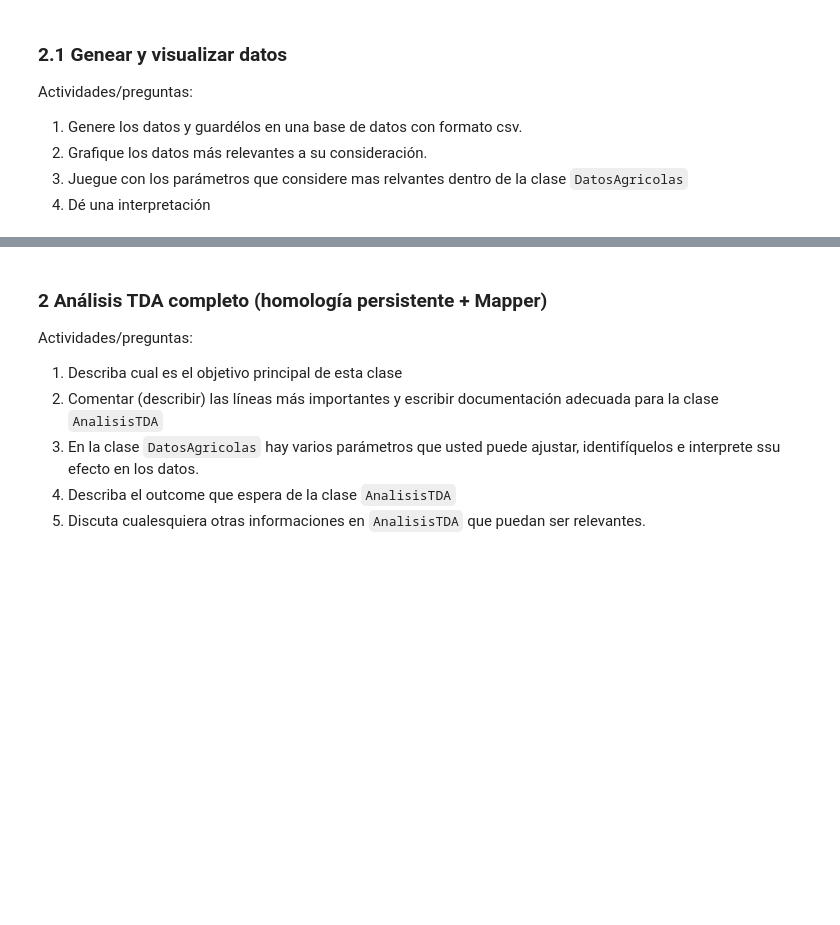
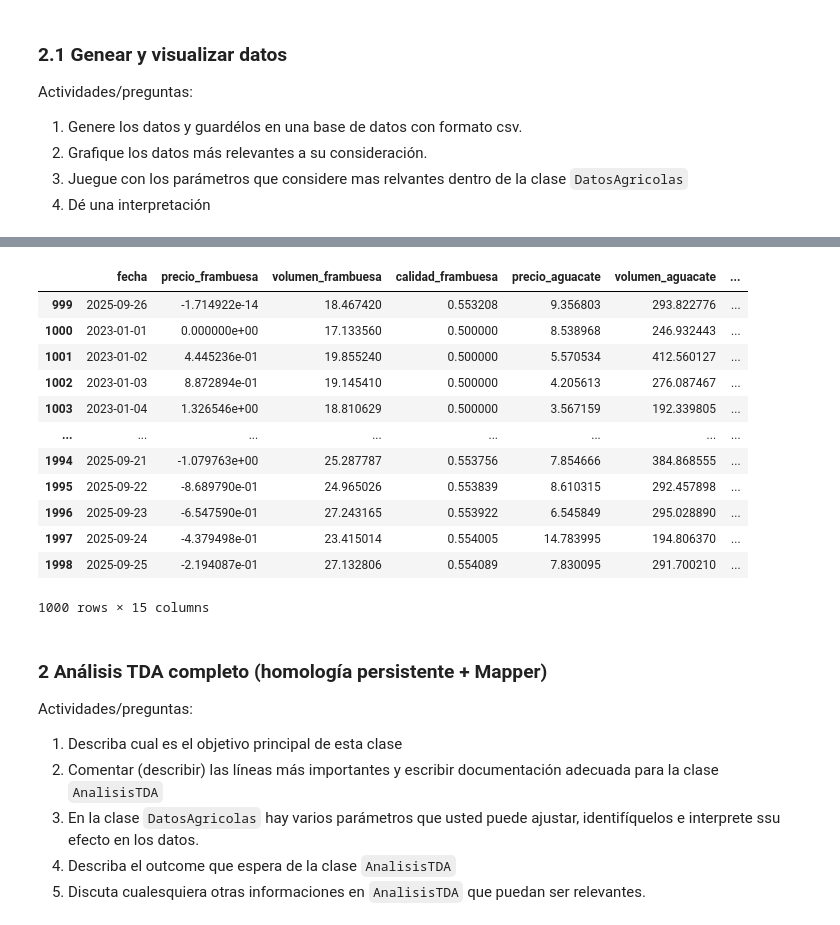
Before and after one commit to CristobalMe/price-changes-in-perishable-goods, a Jupyter notebook: reto_intelica_sesion2.ipynb, the cells around one changed output, grey strips where cells are left out. Drawn from its saved outputs; the diff is of its cells as text; code cells hidden in the pictures; blank space fills up the shorter version.

```diff
--- a/reto_intelica_sesion2.ipynb
+++ b/reto_intelica_sesion2.ipynb
@@ -292,3 +416,19 @@ ValueError: pos_label=1 is not a valid label. It should be one of [0.0, 3.0]
+# %%
+df_final.iloc[999:1999]
+# %% [output]
+|  | fecha | precio_frambuesa | volumen_frambuesa | calidad_frambuesa | precio_aguacate | volumen_aguacate | ... |
+| 999 | 2025-09-26 | -1.714922e-14 | 18.467420 | 0.553208 | 9.356803 | 293.822776 | ... |
+| 1000 | 2023-01-01 | 0.000000e+00 | 17.133560 | 0.500000 | 8.538968 | 246.932443 | ... |
+| 1001 | 2023-01-02 | 4.445236e-01 | 19.855240 | 0.500000 | 5.570534 | 412.560127 | ... |
+| 1002 | 2023-01-03 | 8.872894e-01 | 19.145410 | 0.500000 | 4.205613 | 276.087467 | ... |
+| 1003 | 2023-01-04 | 1.326546e+00 | 18.810629 | 0.500000 | 3.567159 | 192.339805 | ... |
+| ... | ... | ... | ... | ... | ... | ... | ... |
+| 1994 | 2025-09-21 | -1.079763e+00 | 25.287787 | 0.553756 | 7.854666 | 384.868555 | ... |
+| 1995 | 2025-09-22 | -8.689790e-01 | 24.965026 | 0.553839 | 8.610315 | 292.457898 | ... |
+| 1996 | 2025-09-23 | -6.547590e-01 | 27.243165 | 0.553922 | 6.545849 | 295.028890 | ... |
+| 1997 | 2025-09-24 | -4.379498e-01 | 23.415014 | 0.554005 | 14.783995 | 194.806370 | ... |
+| 1998 | 2025-09-25 | -2.194087e-01 | 27.132806 | 0.554089 | 7.830095 | 291.700210 | ... |
+1000 rows × 15 columns
 # %% [markdown]
 ###  2 Análisis TDA completo (homología persistente + Mapper)
 
```
Also changed, not shown: parts of 3 cells of this notebook, 1 other file.
